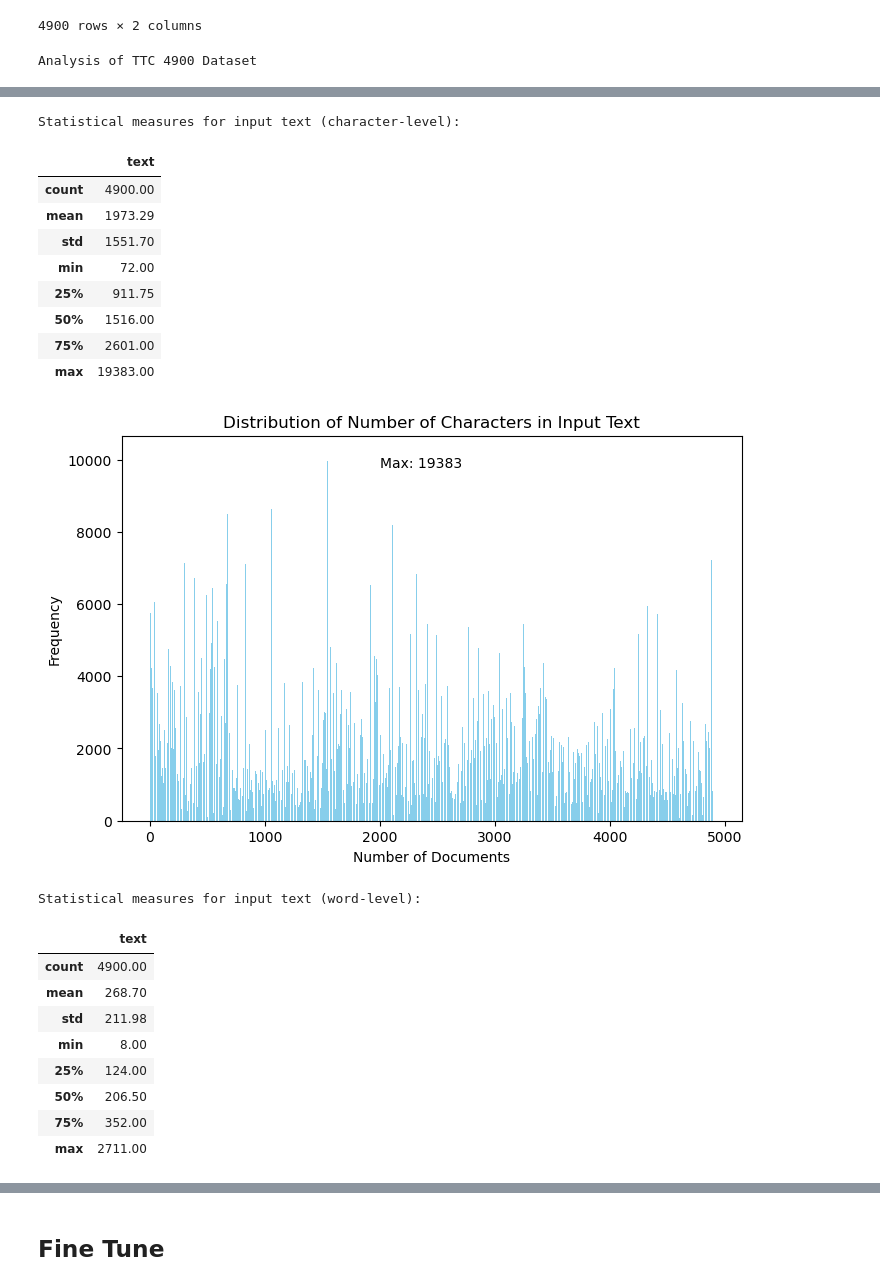
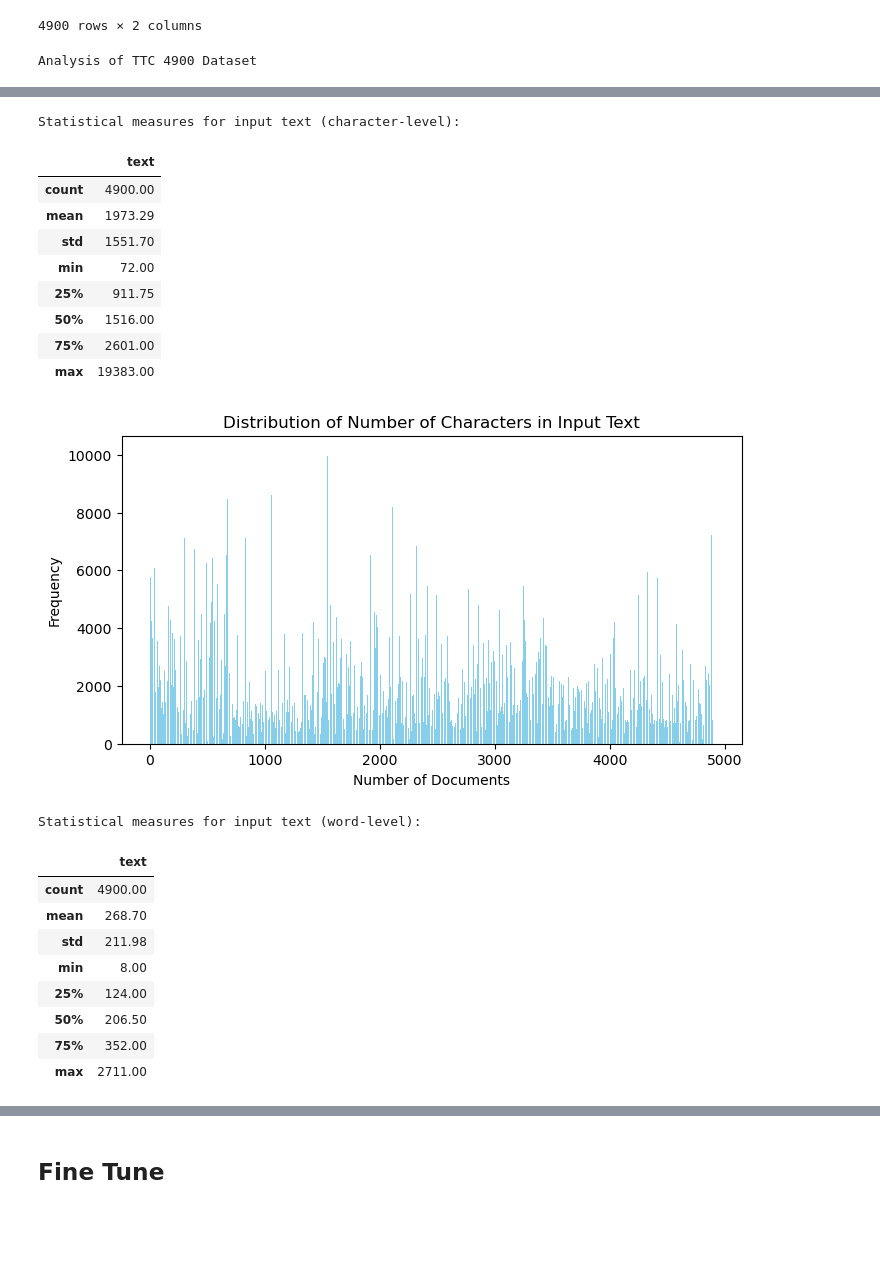
Before and after one commit to onurporsuk/Quantitative-Evaluation-of-Explainability-in-TR, a Jupyter notebook: src/Fine_Tuning/TTC4900_Analysis_and_Fine_Tuning.ipynb, the cells around one changed output, grey strips where cells are left out. Saved outputs shown, nothing was run; the diff lists cells and outputs as text; code cells hidden in the pictures; blank space fills up the shorter version.

```diff
--- a/src/Fine_Tuning/TTC4900_Analysis_and_Fine_Tuning.ipynb
+++ b/src/Fine_Tuning/TTC4900_Analysis_and_Fine_Tuning.ipynb
@@ -33,29 +33,29 @@ display(ttc4900)
 4900 rows × 2 columns
 # %%
 import sys
-sys.path.append("..")
+sys.path.append("../Helper_Functions/")
 
-from utils import analyze_dataset
+from general_utils import analyze_dataset
 
 analyze_dataset(ttc4900,
                 (5, 4), (8, 4), (8, 4),
-                0.1, 0.09,
-                0.1, 0.09,
+                0.55, 0.09,
+                0.6, 0.09,
                 'skyblue', 'TTC 4900')
 # %% [output]
 Analysis of TTC 4900 Dataset
 [figure]
 Statistical measures for input text (character-level):
 |  | text |
 | count | 4900.00 |
 | mean | 1973.29 |
 | std | 1551.70 |
 | min | 72.00 |
 | 25% | 911.75 |
 | 50% | 1516.00 |
 | 75% | 2601.00 |
 | max | 19383.00 |
-[figure, old version]
+[figure, new version]
 Statistical measures for input text (word-level):
 |  | text |
 | count | 4900.00 |
```
Also changed, not shown: parts of 3 cells of this notebook, 13 other files.
